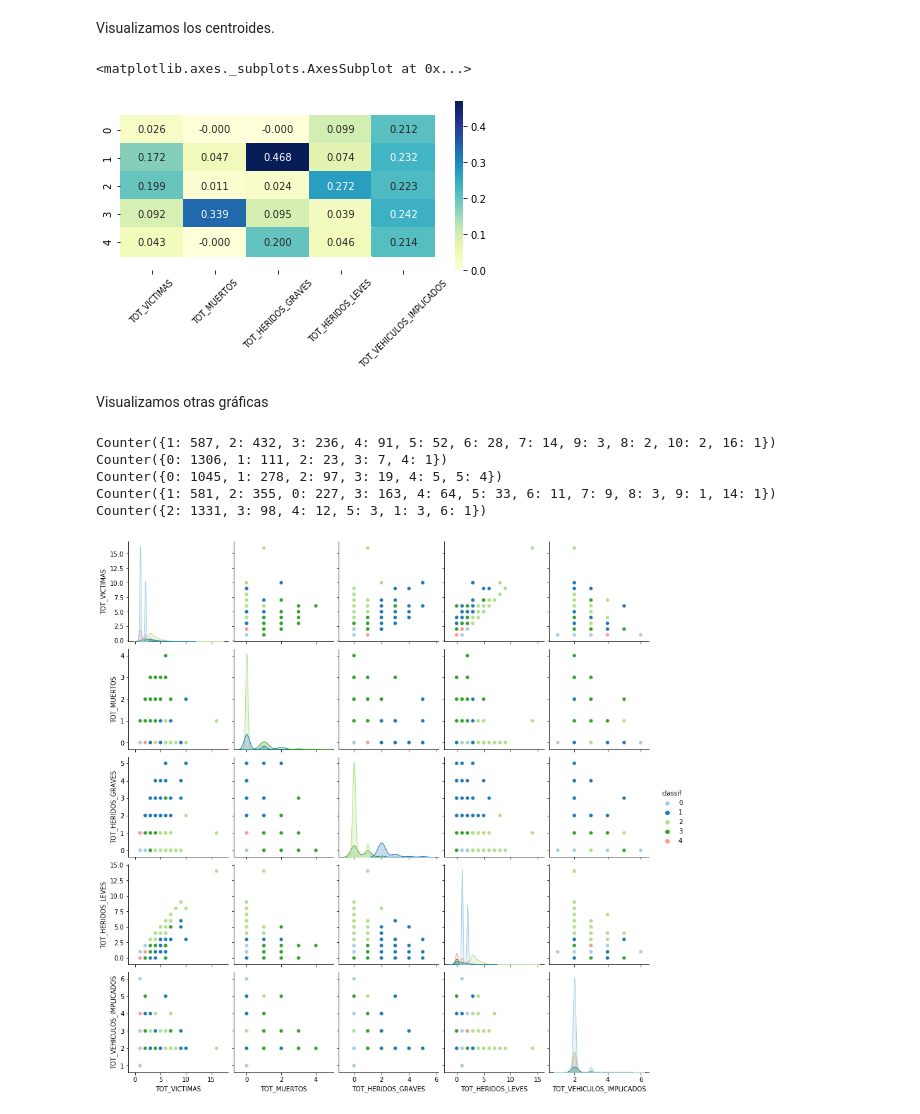
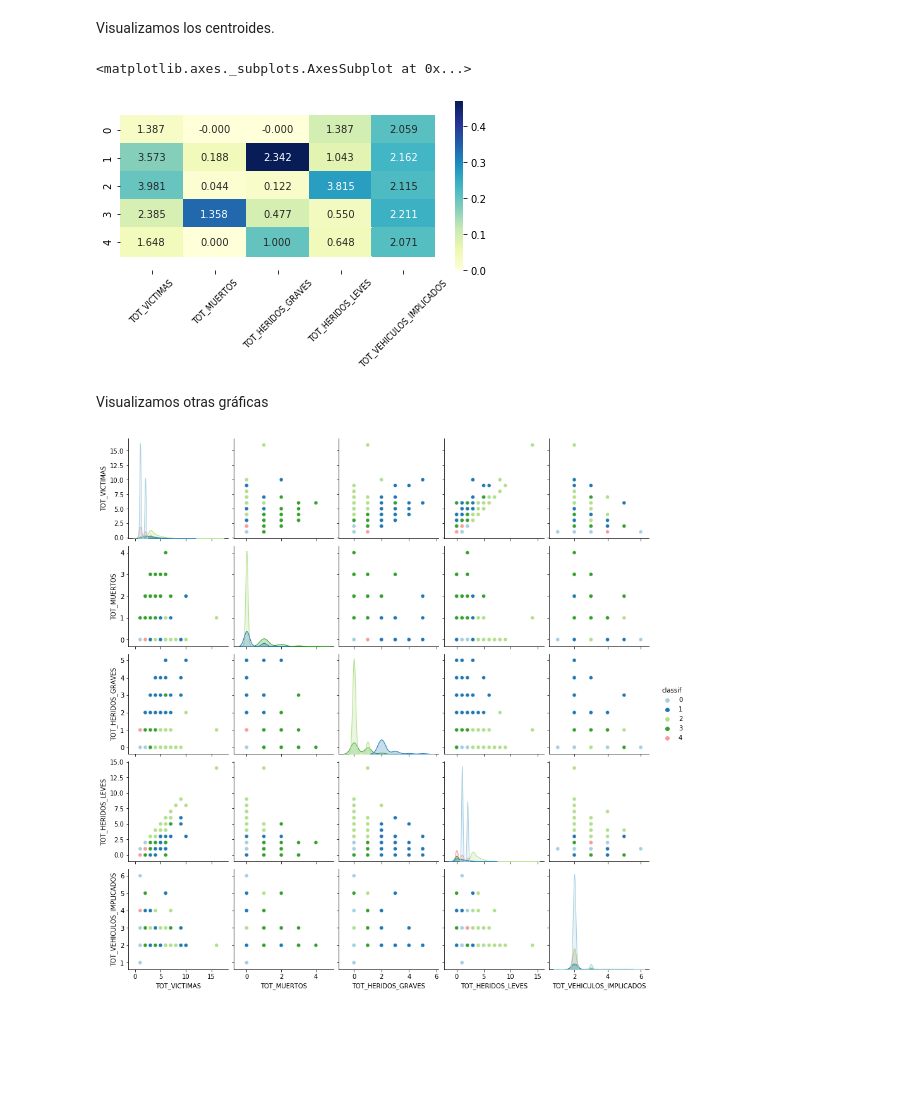
Before and after one commit to patriciacorhid/IN, a Jupyter notebook: P2/P2_accidentes.ipynb, the cells around one changed output. Cells and saved outputs as stored; diff of their text form; code cells hidden in the pictures; blank space fills up the shorter version.

```diff
--- a/P2/P2_accidentes.ipynb
+++ b/P2/P2_accidentes.ipynb
@@ -161,25 +148,12 @@ calinsky: 683.226337
 Visualizamos los centroides.
 # %%
 centroids = results5.cluster_centers_
-visualize_centroids(centroids, caso1_norm, atributos)
+visualize_centroids(centroids, np.array(caso1), atributos)
 # %% [output]
 <matplotlib.axes._subplots.AxesSubplot at 0x...>
-[figure, old version]
+[figure, new version]
 # %% [markdown]
 Visualizamos otras gráficas
-# %%
-atributos = ['TOT_VICTIMAS', 'TOT_MUERTOS', 'TOT_HERIDOS_GRAVES', 'TOT_HERIDOS_LEVES', 'TOT_VEHICULOS_IMPLICADOS']
-print(Counter(caso1['TOT_VICTIMAS']))
-print(Counter(caso1['TOT_MUERTOS']))
-print(Counter(caso1['TOT_HERIDOS_GRAVES']))
-print(Counter(caso1['TOT_HERIDOS_LEVES']))
-print(Counter(caso1['TOT_VEHICULOS_IMPLICADOS']))
-# %% [output]
-Counter({1: 587, 2: 432, 3: 236, 4: 91, 5: 52, 6: 28, 7: 14, 9: 3, 8: 2, 10: 2, 16: 1})
-Counter({0: 1306, 1: 111, 2: 23, 3: 7, 4: 1})
-Counter({0: 1045, 1: 278, 2: 97, 3: 19, 4: 5, 5: 4})
-Counter({1: 581, 2: 355, 0: 227, 3: 163, 4: 64, 5: 33, 6: 11, 7: 9, 8: 3, 9: 1, 14: 1})
-Counter({2: 1331, 3: 98, 4: 12, 5: 3, 1: 3, 6: 1})
 # %%
  pairplot(caso1, atributos, results5.labels_)
 # %% [output]
```
Also changed, not shown: parts of 64 cells of this notebook, 44 other files.
